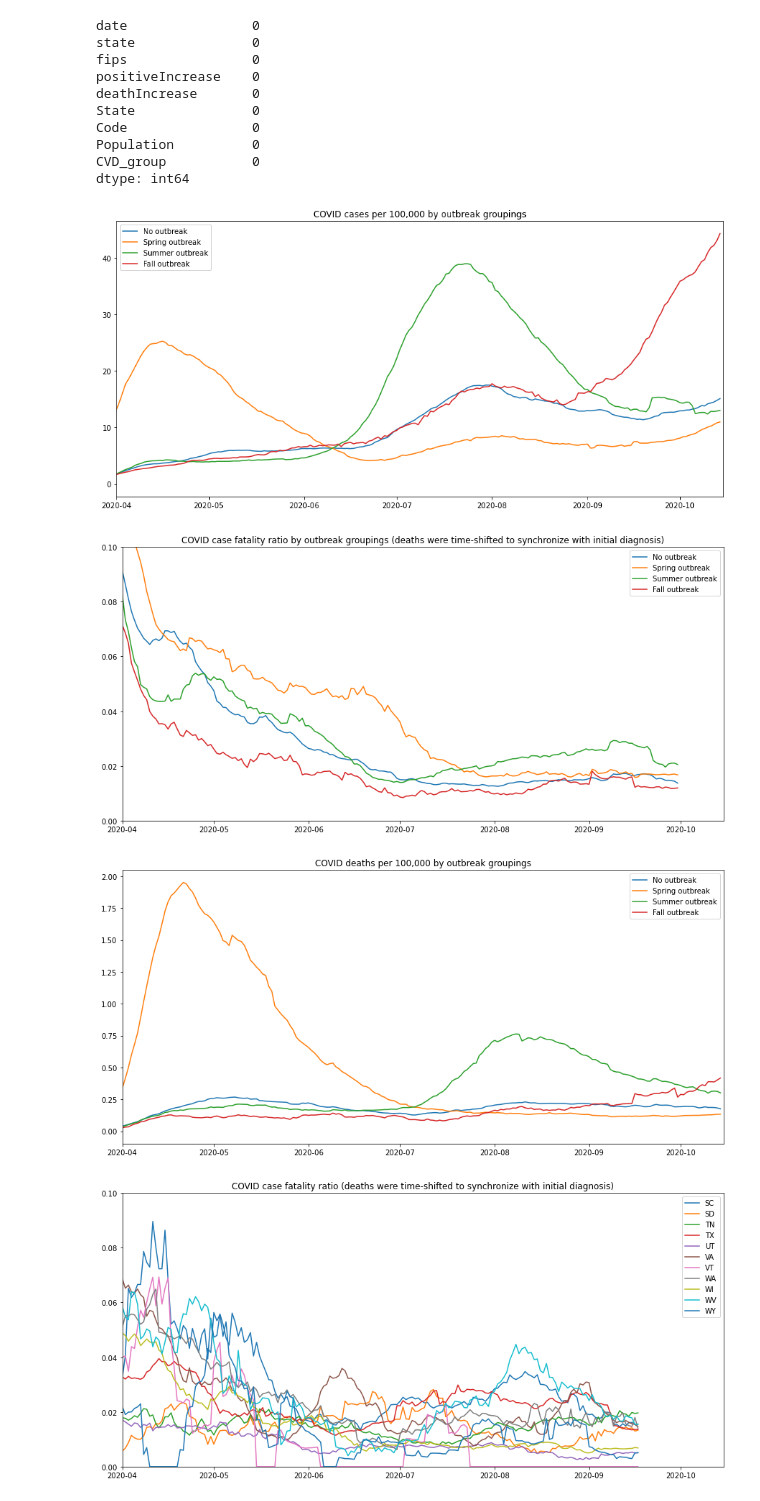
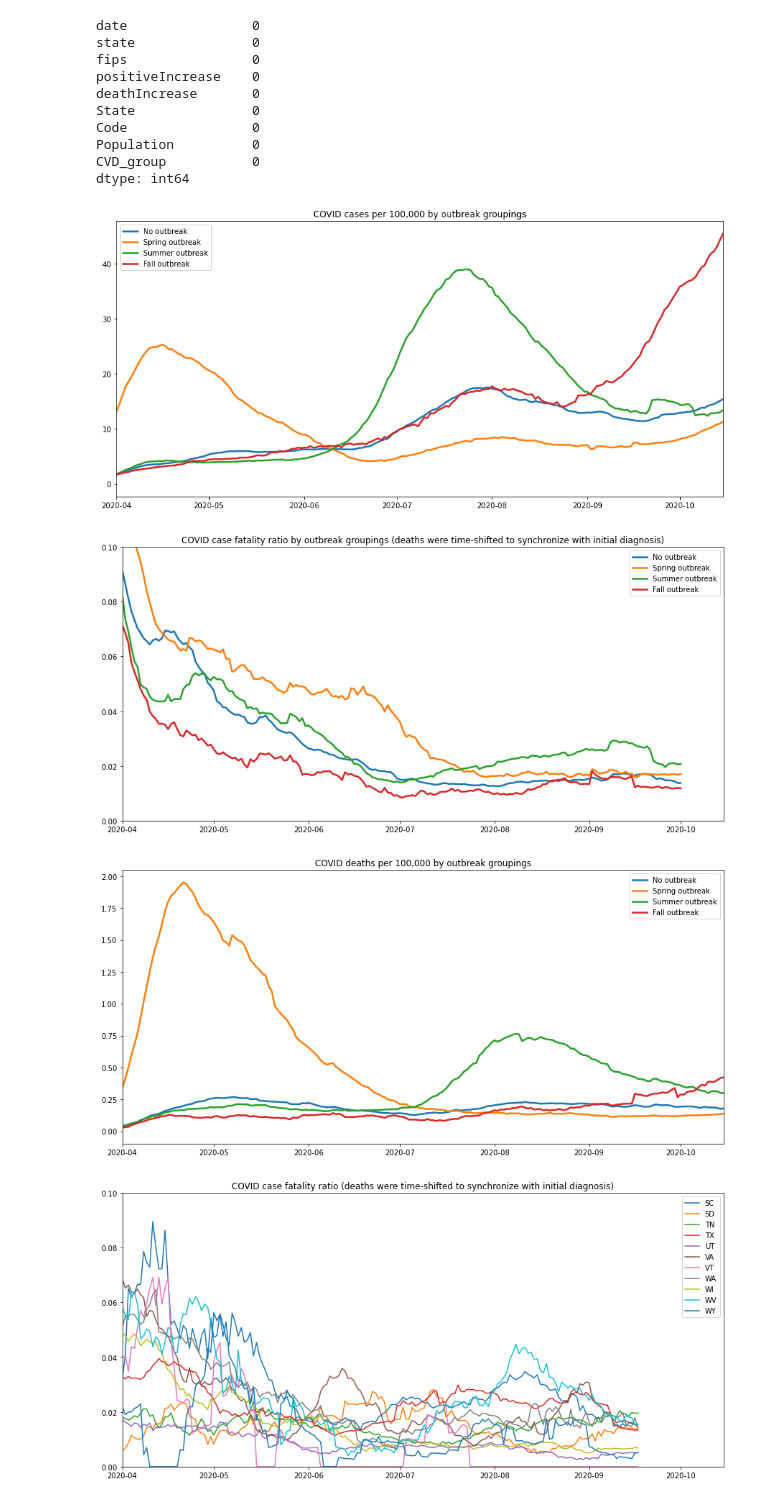
Before and after one commit to salvir1/covid-19-geographic-analysis, a Jupyter notebook: covid_case_and_death_trends.ipynb, the cells around one changed output. Drawn from its saved outputs; the diff is of its cells as text; code cells hidden in the pictures.

Commit message:
chart revs

```diff
--- a/covid_case_and_death_trends.ipynb
+++ b/covid_case_and_death_trends.ipynb
@@ -97,16 +97,16 @@ grouped_cvd['CVD_group'] = grouped_cvd['CVD_group'].apply(lambda x: 'Fall outbre
 # %%
 # Cases per 100,000 by group over time
 fig, ax = plt.subplots(figsize = (15,7))
 
 for chart_group in grouped_cvd['CVD_group'].unique():
     group_df = grouped_cvd[grouped_cvd['CVD_group']== chart_group]
     group_df['case_SMA'] = group_df.iloc[:,3].rolling(window=14).mean()
-    ax.plot(group_df['date'], group_df['case_SMA'] / group_df['Population'] * 100000, label = chart_group)
+    ax.plot(group_df['date'], group_df['case_SMA'] / group_df['Population'] * 100000, label = chart_group, lw=2.5)
     ax.set_xlim([datetime.date(2020, 4, 1), datetime.date(2020, 10, 15)])
     ax.set_title(f'COVID cases per 100,000 by outbreak groupings')
     ax.legend()
 # %% [output]
-[figure, old version]
+[figure, new version]
 # %%
 # Case fatality ratio by outbreak group over time
 fig, ax = plt.subplots(figsize = (15,7))
@@ -119,13 +119,13 @@ for chart_group in grouped_cvd['CVD_group'].unique():
     temp_group_df['date'] = temp_group_df['date'] - timedelta(days=14)
     group_df = group_df.merge(temp_group_df, on='date')
 #     print(group_df.head())
-    ax.plot(group_df['date'], group_df['death_SMA_y'] / group_df['case_SMA'], label = chart_group)
+    ax.plot(group_df['date'], group_df['death_SMA_y'] / group_df['case_SMA'], label = chart_group, lw=2.5)
     ax.set_xlim([datetime.date(2020, 4, 1), datetime.date(2020, 10, 15)])
     ax.set_ylim(0, 0.1)
     ax.set_title(f'COVID case fatality ratio by outbreak groupings (deaths were time-shifted to synchronize with initial diagnosis)')
     ax.legend()
 # %% [output]
-[figure, old version]
+[figure, new version]
 # %%
 # Deaths per 100,000 by group over time
 fig, ax = plt.subplots(figsize = (15,7))
@@ -136,12 +136,12 @@ for chart_group in grouped_cvd['CVD_group'].unique():
     temp_group_df = group_df[['date', 'death_SMA']]
 #     temp_group_df['date'] = temp_group_df['date'] - timedelta(days=14)
     group_df = group_df.merge(temp_group_df, on='date')
-    ax.plot(group_df['date'], group_df['death_SMA_y'] / group_df['Population'] * 100000, label = chart_group)
+    ax.plot(group_df['date'], group_df['death_SMA_y'] / group_df['Population'] * 100000, label = chart_group, lw=2.5)
     ax.set_xlim([datetime.date(2020, 4, 1), datetime.date(2020, 10, 15)])
     ax.set_title(f'COVID deaths per 100,000 by outbreak groupings')
     ax.legend()
 # %% [output]
-[figure, old version]
+[figure, new version]
 # %%
 first, last = (40,52)
 # %%
```
Also changed, not shown: parts of 3 cells of this notebook, 1 other file.
